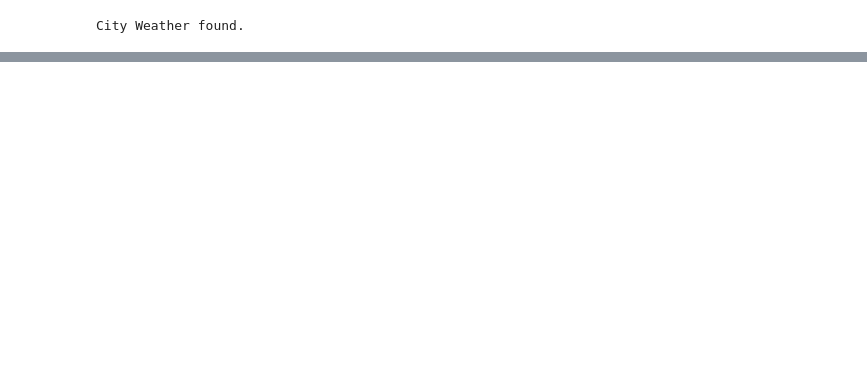
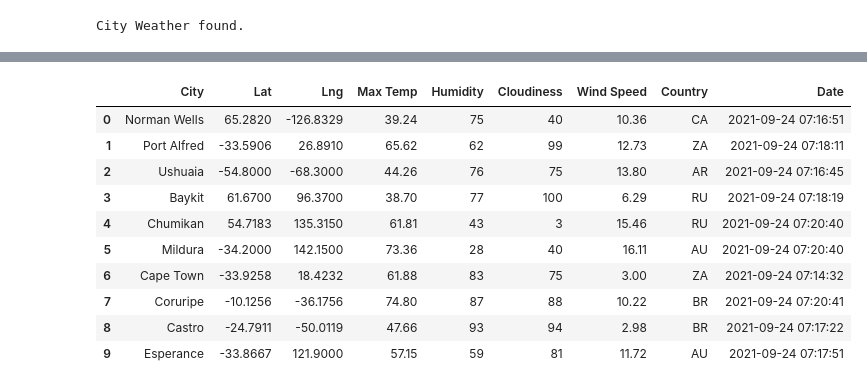
Before and after one commit to nabilram/weather_and_vacation_app, a Jupyter notebook: weatherpy.ipynb, the cells around one changed output, grey strips where cells are left out. Cells and saved outputs as stored; diff of their text form; code cells hidden in the pictures; blank space fills up the shorter version.

```diff
--- a/weatherpy.ipynb
+++ b/weatherpy.ipynb
@@ -141,0 +142,16 @@ Processing Record 11 of Set 7 | panguna
+# %%
+# Convert the array of dictionaries to a Pandas DataFrame.
+city_data_df = pd.DataFrame(city_data)
+city_data_df.head(10)
+# %% [output]
+|  | City | Lat | Lng | Max Temp | Humidity | Cloudiness | Wind Speed | Country | Date |
+| 0 | Norman Wells | 65.2820 | -126.8329 | 39.24 | 75 | 40 | 10.36 | CA | 2021-09-24 07:16:51 |
+| 1 | Port Alfred | -33.5906 | 26.8910 | 65.62 | 62 | 99 | 12.73 | ZA | 2021-09-24 07:18:11 |
+| 2 | Ushuaia | -54.8000 | -68.3000 | 44.26 | 76 | 75 | 13.80 | AR | 2021-09-24 07:16:45 |
+| 3 | Baykit | 61.6700 | 96.3700 | 38.70 | 77 | 100 | 6.29 | RU | 2021-09-24 07:18:19 |
+| 4 | Chumikan | 54.7183 | 135.3150 | 61.81 | 43 | 3 | 15.46 | RU | 2021-09-24 07:20:40 |
+| 5 | Mildura | -34.2000 | 142.1500 | 73.36 | 28 | 40 | 16.11 | AU | 2021-09-24 07:20:40 |
+| 6 | Cape Town | -33.9258 | 18.4232 | 61.88 | 83 | 75 | 3.00 | ZA | 2021-09-24 07:14:32 |
+| 7 | Coruripe | -10.1256 | -36.1756 | 74.80 | 87 | 88 | 10.22 | BR | 2021-09-24 07:20:41 |
+| 8 | Castro | -24.7911 | -50.0119 | 47.66 | 93 | 94 | 2.98 | BR | 2021-09-24 07:17:22 |
+| 9 | Esperance | -33.8667 | 121.9000 | 57.15 | 59 | 81 | 11.72 | AU | 2021-09-24 07:17:51 |
```
Also changed, not shown: parts of 2 cells of this notebook.
